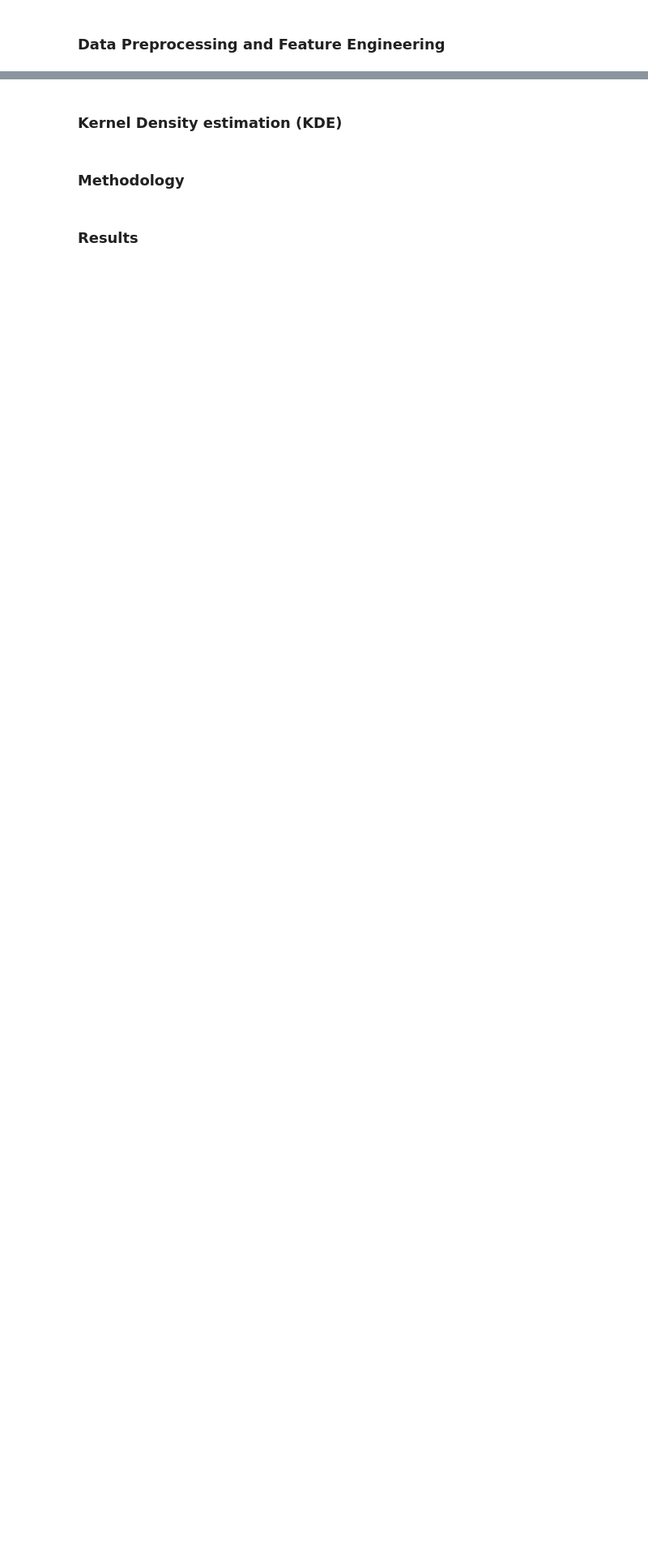
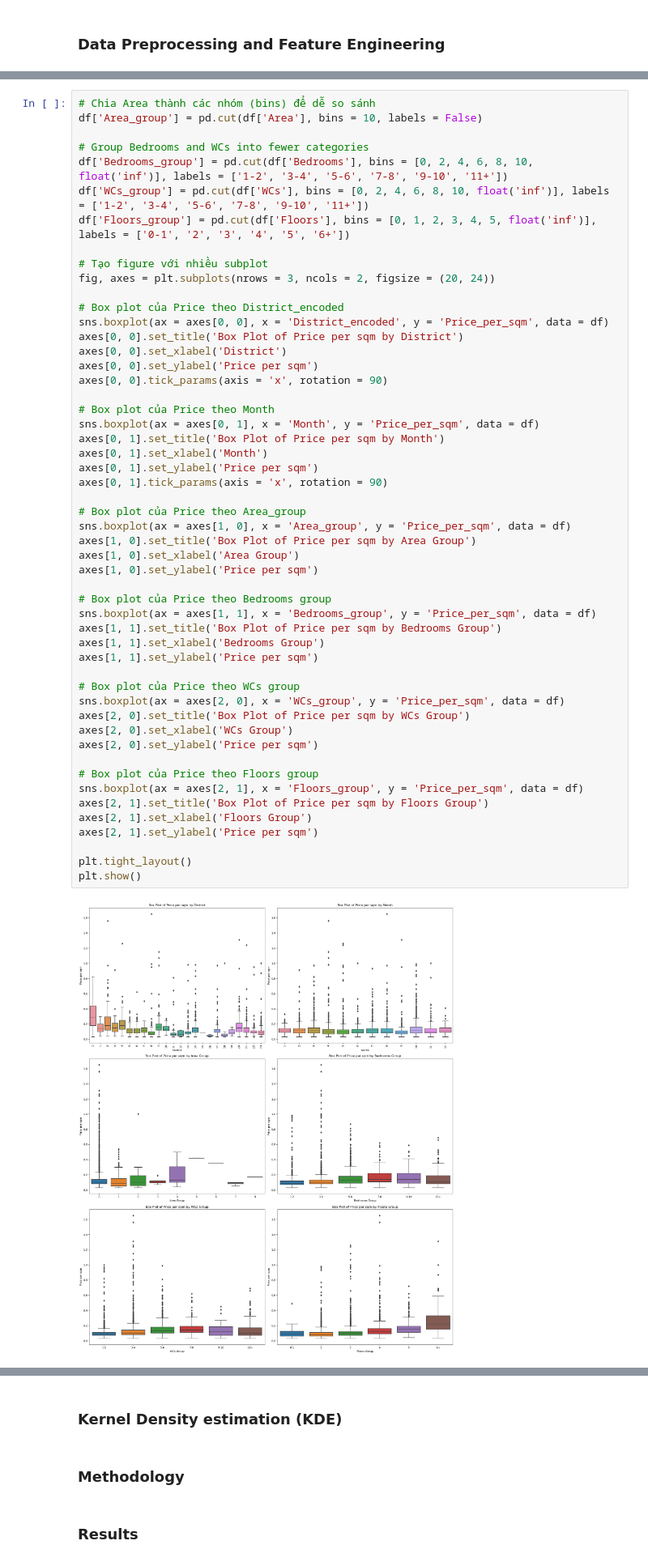
Before and after one commit to vtphatt2/House-Price-Prediction, a Jupyter notebook: SummaryFiles/submit_file.ipynb, the cells around one changed output, grey strips where cells are left out. Shown: that part at 81% size. Cells and saved outputs as stored; diff of their text form; blank space fills up the shorter version.

```diff
--- a/SummaryFiles/submit_file.ipynb
+++ b/SummaryFiles/submit_file.ipynb
@@ -18,0 +1011,54 @@ Previous studies have employed various methods for house price prediction, rangi
+# %%
+# Chia Area thành các nhóm (bins) để dễ so sánh
+df['Area_group'] = pd.cut(df['Area'], bins = 10, labels = False)
+
+# Group Bedrooms and WCs into fewer categories
+df['Bedrooms_group'] = pd.cut(df['Bedrooms'], bins = [0, 2, 4, 6, 8, 10, float('inf')], labels = ['1-2', '3-4', '5-6', '7-8', '9-10', '11+'])
+df['WCs_group'] = pd.cut(df['WCs'], bins = [0, 2, 4, 6, 8, 10, float('inf')], labels = ['1-2', '3-4', '5-6', '7-8', '9-10', '11+'])
+df['Floors_group'] = pd.cut(df['Floors'], bins = [0, 1, 2, 3, 4, 5, float('inf')], labels = ['0-1', '2', '3', '4', '5', '6+'])
+
+# Tạo figure với nhiều subplot
+fig, axes = plt.subplots(nrows = 3, ncols = 2, figsize = (20, 24))
+
+# Box plot của Price theo District_encoded
+sns.boxplot(ax = axes[0, 0], x = 'District_encoded', y = 'Price_per_sqm', data = df)
+axes[0, 0].set_title('Box Plot of Price per sqm by District')
+axes[0, 0].set_xlabel('District')
+axes[0, 0].set_ylabel('Price per sqm')
+axes[0, 0].tick_params(axis = 'x', rotation = 90)
+
+# Box plot của Price theo Month
+sns.boxplot(ax = axes[0, 1], x = 'Month', y = 'Price_per_sqm', data = df)
+axes[0, 1].set_title('Box Plot of Price per sqm by Month')
+axes[0, 1].set_xlabel('Month')
+axes[0, 1].set_ylabel('Price per sqm')
+axes[0, 1].tick_params(axis = 'x', rotation = 90)
+
+# Box plot của Price theo Area_group
+sns.boxplot(ax = axes[1, 0], x = 'Area_group', y = 'Price_per_sqm', data = df)
+axes[1, 0].set_title('Box Plot of Price per sqm by Area Group')
+axes[1, 0].set_xlabel('Area Group')
+axes[1, 0].set_ylabel('Price per sqm')
+
+# Box plot của Price theo Bedrooms group
+sns.boxplot(ax = axes[1, 1], x = 'Bedrooms_group', y = 'Price_per_sqm', data = df)
+axes[1, 1].set_title('Box Plot of Price per sqm by Bedrooms Group')
+axes[1, 1].set_xlabel('Bedrooms Group')
+axes[1, 1].set_ylabel('Price per sqm')
+
+# Box plot của Price theo WCs group
+sns.boxplot(ax = axes[2, 0], x = 'WCs_group', y = 'Price_per_sqm', data = df)
+axes[2, 0].set_title('Box Plot of Price per sqm by WCs Group')
+axes[2, 0].set_xlabel('WCs Group')
+axes[2, 0].set_ylabel('Price per sqm')
+
+# Box plot của Price theo Floors group
+sns.boxplot(ax = axes[2, 1], x = 'Floors_group', y = 'Price_per_sqm', data = df)
+axes[2, 1].set_title('Box Plot of Price per sqm by Floors Group')
+axes[2, 1].set_xlabel('Floors Group')
+axes[2, 1].set_ylabel('Price per sqm')
+
+plt.tight_layout()
+plt.show()
+# %% [output]
+[figure, added]
```
Also changed, not shown: parts of 100 cells of this notebook.
